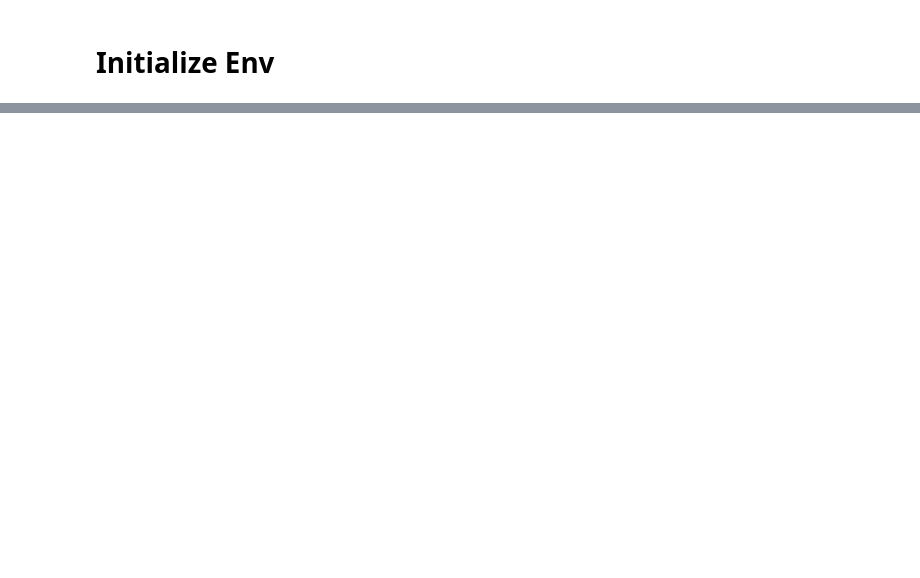
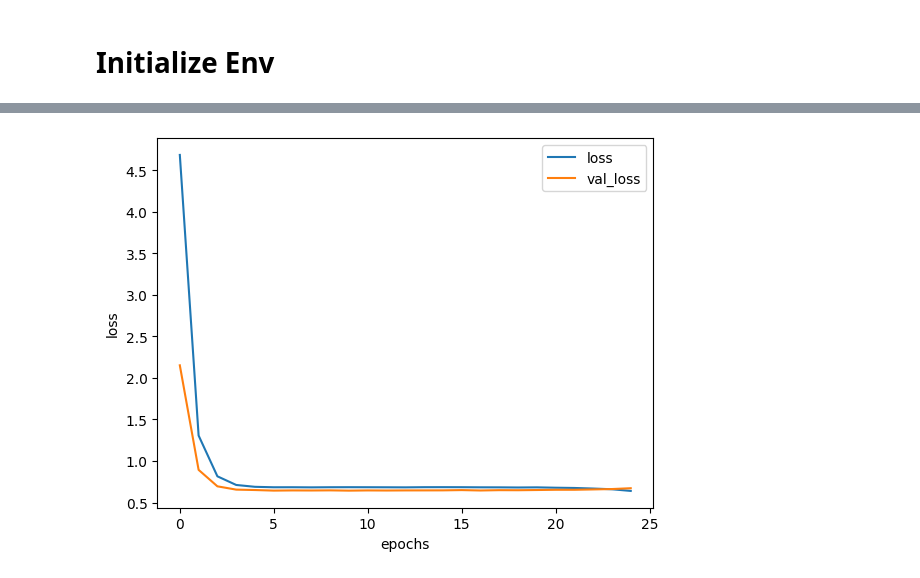
Before and after one commit to ramwtz/data-science-project, a Jupyter notebook: draft/text_model_train.ipynb, the cells around one changed output, grey strips where cells are left out. Saved outputs shown, nothing was run; the diff lists cells and outputs as text; code cells hidden in the pictures; blank space fills up the shorter version.

```diff
--- a/draft/text_model_train.ipynb
+++ b/draft/text_model_train.ipynb
@@ -798,0 +237,5 @@ Note: you may need to restart the kernel to use updated packages.
+# %%
+X_train, X_test, y_train, y_test = train_test_split(
+    features, classes, test_size=0.25, shuffle=True, stratify=classes,
+    random_state=0
+    )
@@ -798,0 +349,24 @@ Note: you may need to restart the kernel to use updated packages.
+# %%
+verbosity = 1
+batch_size = 32
+epochs = 25
+
+# define callbacks
+reduce_lr_callback = callbacks.ReduceLROnPlateau(
+    monitor='val_loss', factor=0.5, patience=10, min_lr=0.0005,
+    verbose=verbosity)
+
+earlystopping = callbacks.EarlyStopping(
+    monitor="val_loss",
+    restore_best_weights=True,
+    min_delta=0.00001,
+    verbose=verbosity)
+
+text_history = text_model.fit(
+    X_train,
+    y_train,
+    epochs=epochs,
+    batch_size=batch_size,
+    validation_split=0.1,
+    shuffle=True,
+    verbose=verbosity)
@@ -798,0 +401,3 @@ Note: you may need to restart the kernel to use updated packages.
+# %%
+fit_history = pd.DataFrame(text_history.history)
+print(f'Number of Actual Epochs: {fit_history.shape[0]}')
@@ -798,0 +407,6 @@ Note: you may need to restart the kernel to use updated packages.
+# %%
+loss_history = fit_history[['loss','val_loss']]
+loss_history.plot(title='', xlabel='epochs', ylabel='loss')
+plt.show()
+# %% [output]
+[figure, added]
```
Also changed, not shown: parts of 156 cells of this notebook.
